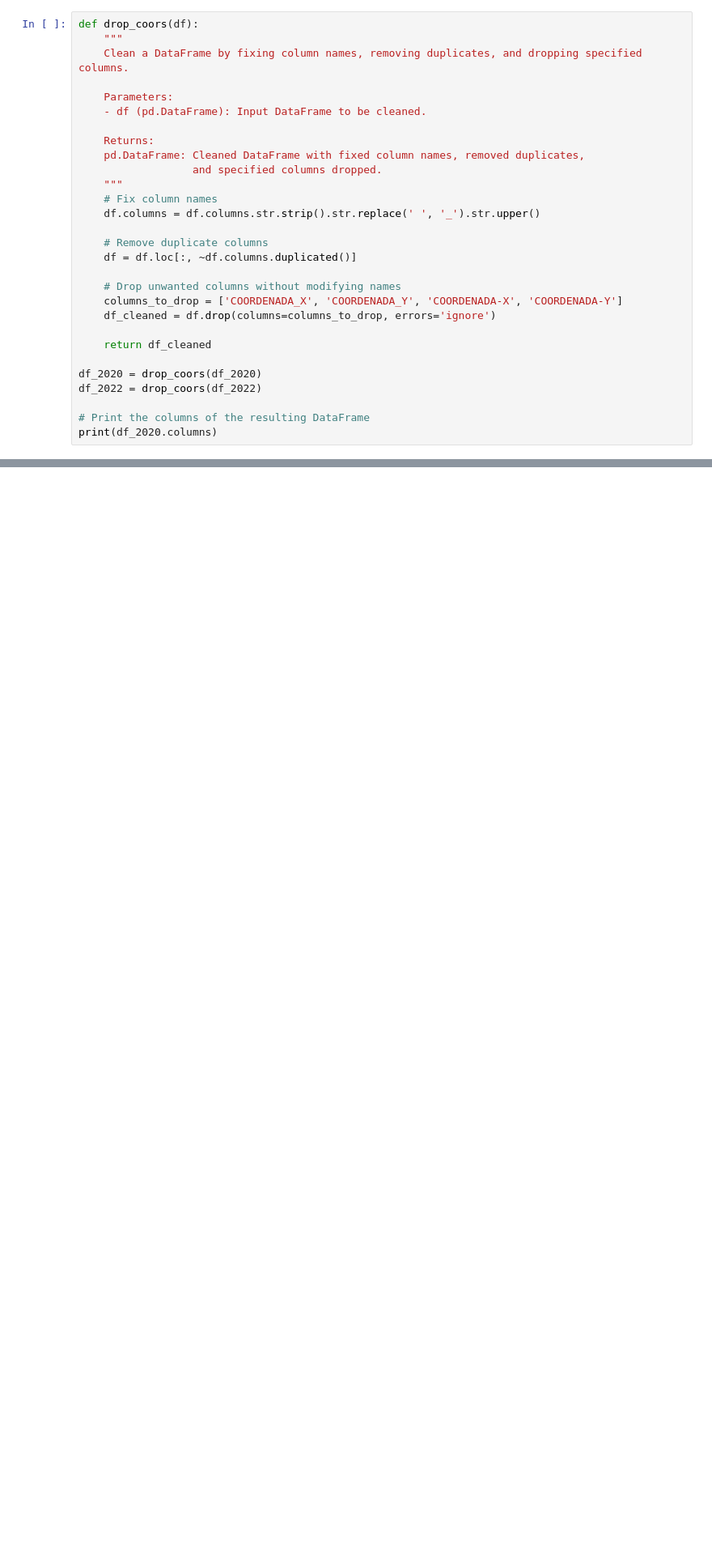
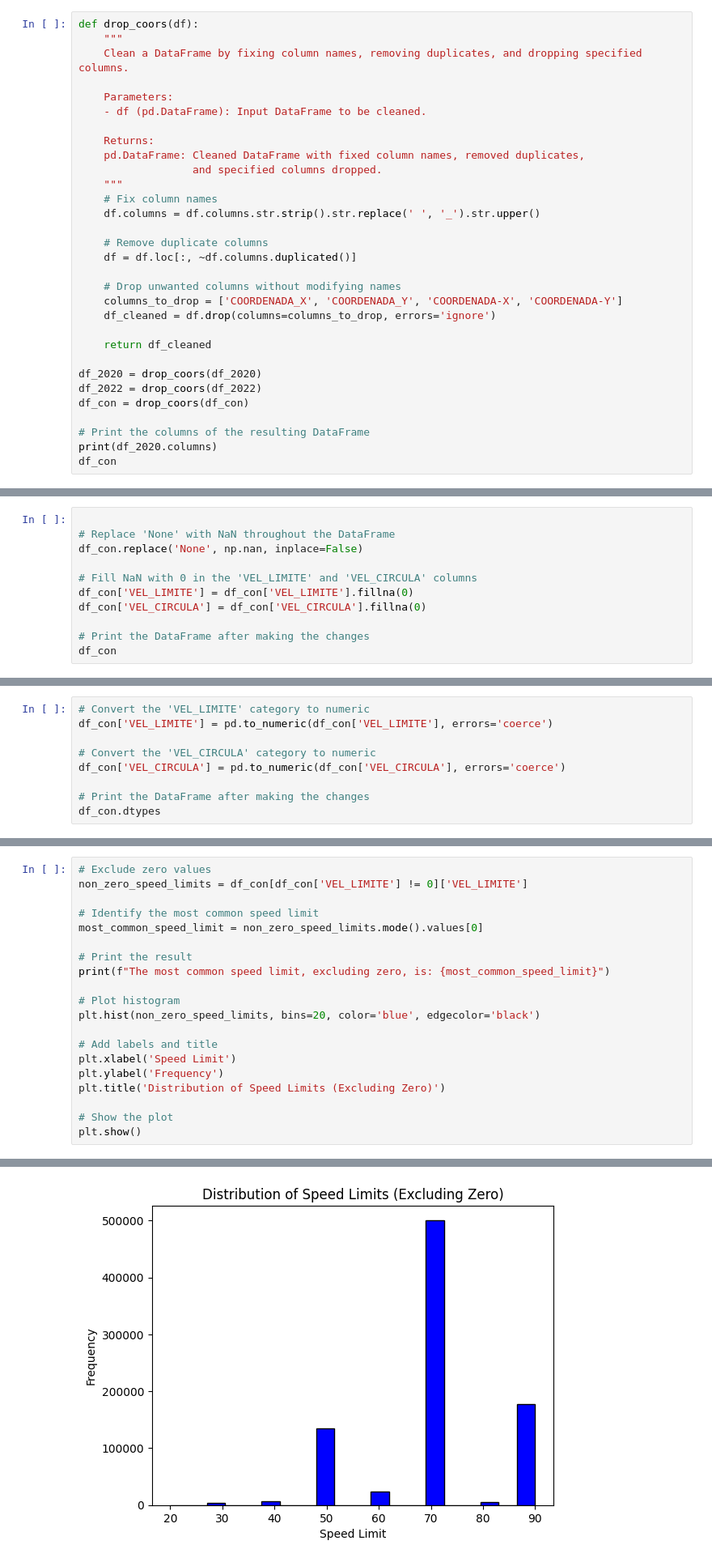
Before and after one commit to Mariospren/Squad_project_Madrid, a Jupyter notebook: Madrid_Traffic_Fines.ipynb, the cells around one changed output, grey strips where cells are left out. Shown at 81% size. Cells and saved outputs as stored; diff of their text form; blank space fills up the shorter version.

```diff
--- a/Madrid_Traffic_Fines.ipynb
+++ b/Madrid_Traffic_Fines.ipynb
@@ -80,9 +99,11 @@ def drop_coors(df):
 
 df_2020 = drop_coors(df_2020)
 df_2022 = drop_coors(df_2022)
+df_con = drop_coors(df_con)
 
 # Print the columns of the resulting DataFrame
 print(df_2020.columns)
+df_con
 # %% [output]
 Index(['CALIFICACION', 'LUGAR', 'MES', 'ANIO', 'HORA', 'IMP_BOL', 'DESCUENTO',
        'PUNTOS', 'DENUNCIANTE', 'HECHO-BOL', 'VEL_LIMITE', 'VEL_CIRCULA'],
@@ -133,0 +252,11 @@ c. Identify the most common speed limit, excluding zero.
+# %%
+
+# Replace 'None' with NaN throughout the DataFrame
+df_con.replace('None', np.nan, inplace=False)
+
+# Fill NaN with 0 in the 'VEL_LIMITE' and 'VEL_CIRCULA' columns
+df_con['VEL_LIMITE'] = df_con['VEL_LIMITE'].fillna(0)
+df_con['VEL_CIRCULA'] = df_con['VEL_CIRCULA'].fillna(0)
+
+# Print the DataFrame after making the changes
+df_con
@@ -133,0 +279,9 @@ c. Identify the most common speed limit, excluding zero.
+# %%
+# Convert the 'VEL_LIMITE' category to numeric
+df_con['VEL_LIMITE'] = pd.to_numeric(df_con['VEL_LIMITE'], errors='coerce')
+
+# Convert the 'VEL_CIRCULA' category to numeric
+df_con['VEL_CIRCULA'] = pd.to_numeric(df_con['VEL_CIRCULA'], errors='coerce')
+
+# Print the DataFrame after making the changes
+df_con.dtypes
@@ -133,0 +304,21 @@ c. Identify the most common speed limit, excluding zero.
+# %%
+# Exclude zero values
+non_zero_speed_limits = df_con[df_con['VEL_LIMITE'] != 0]['VEL_LIMITE']
+
+# Identify the most common speed limit
+most_common_speed_limit = non_zero_speed_limits.mode().values[0]
+
+# Print the result
+print(f"The most common speed limit, excluding zero, is: {most_common_speed_limit}")
+
+# Plot histogram
+plt.hist(non_zero_speed_limits, bins=20, color='blue', edgecolor='black')
+
+# Add labels and title
+plt.xlabel('Speed Limit')
+plt.ylabel('Frequency')
+plt.title('Distribution of Speed Limits (Excluding Zero)')
+
+# Show the plot
+plt.show()
+# %% [output]
@@ -134,2 +326,3 @@ c. Identify the most common speed limit, excluding zero.
+[figure, added]
 # %% [markdown]
 6. Create a new column called DIFFERENCE_KMH, calculated by subtracting the speed limit from the driver's speed at the time of the infraction. Use this to identify the top 10 drivers who exceeded the speed limits by the highest margins.
```
Also changed, not shown: parts of 17 cells of this notebook.
